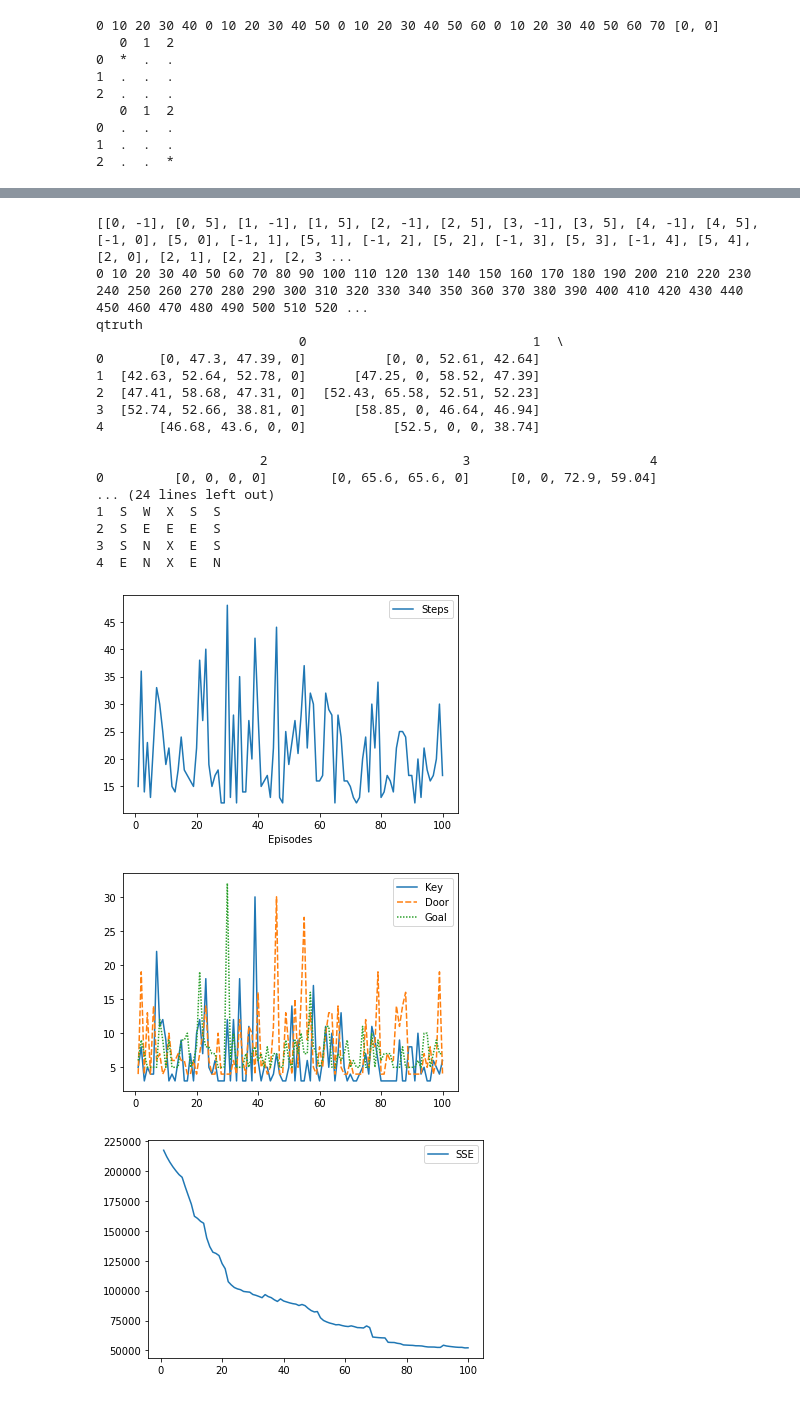
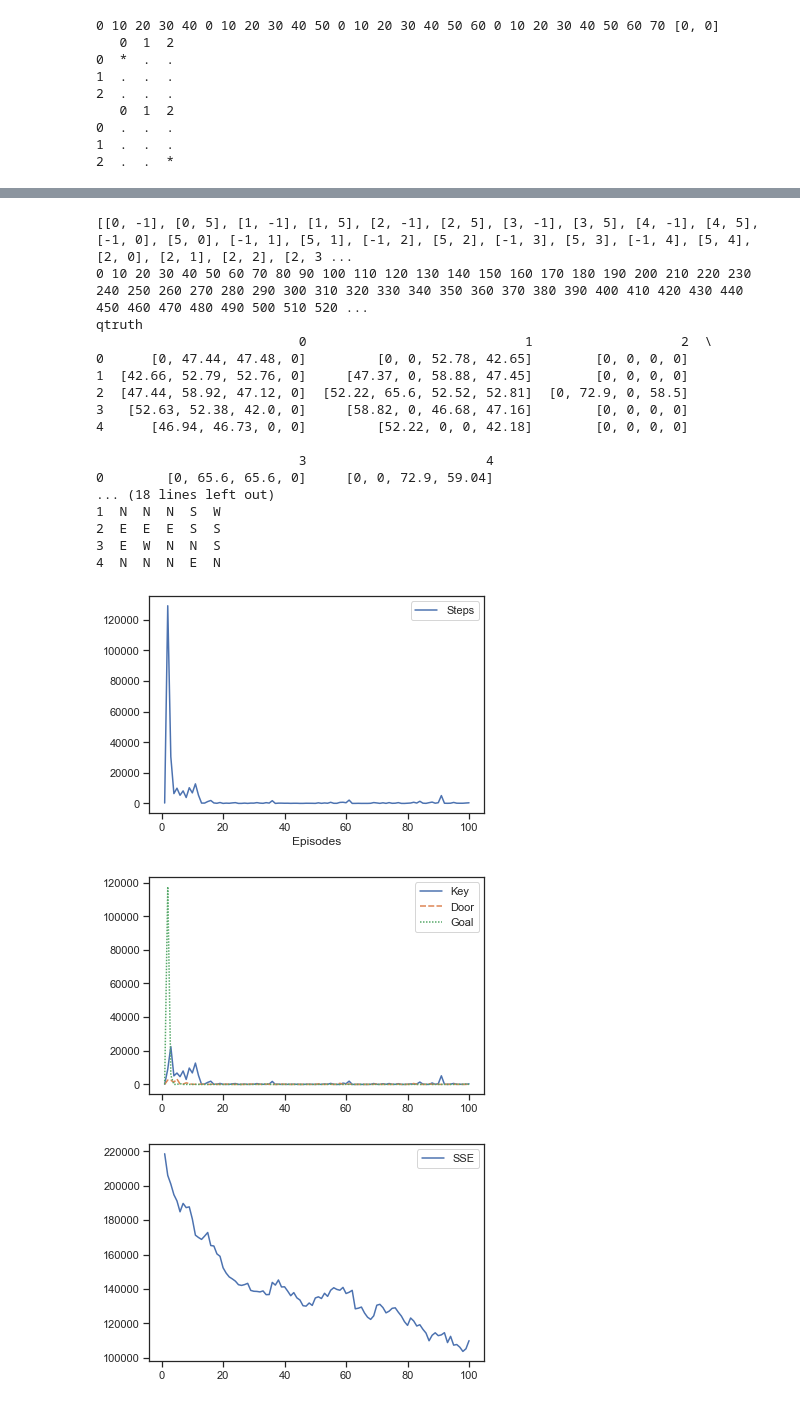
Before and after one commit to FreedomEclipse/GridWorld, a Jupyter notebook: gridworldAdvClean.ipynb, the cells around one changed output, grey strips where cells are left out. Cells and saved outputs as stored; diff of their text form; code cells hidden in the pictures.

```diff
--- a/gridworldAdvClean.ipynb
+++ b/gridworldAdvClean.ipynb
@@ -632,7 +654,7 @@ print("vtruth")
 print(grid.vtruth)
 
 
-runiters = [100]
+runiters = [1000]
 for i in range(0, len(runiters)):
 
     p = [['S', 'E', 'E', 'E', 'S'], ['E', 'S', 'S', 'S', 'W'], ['N', 'E', 'E', 'S', 'S'], ['N', 'W', 'W', 'E', 'S'], ['N', 'W', 'W', 'E', 'N']]
@@ -682,7 +704,7 @@ aRewards = [[4, 4, 100]]
 aTerminals = [[4, 4]]
 
 grid = setupGrid(5, 5, aRewards, aTerminals, None, None)
-grid.set_walls([[2, 1], [2, 2], [2, 3], [2, 4]])
+grid.set_walls([[2,0], [2, 1], [2, 3], [2, 4]])
 player = Player(grid, [0, 0])
 qlearn = QLearn(0.9, 0.5, False)
 
@@ -692,7 +714,7 @@ grid.determineQtruth(itersTruth, False, False)
 print("qtruth")
 print(grid.qtruth)
 
-runiters = [100]
+runiters = [1000]
 for i in range(0, len(runiters)):
 
     grid.reset_showboard()
@@ -757,18 +779,22 @@ print(grid.qtruth)
 runiters = [100]
 for i in range(0, len(runiters)):
 
-    p = [['S', 'E', 'E', 'E', 'S'], ['E', 'S', 'S', 'S', 'W'], ['N', 'E', 'E', 'S', 'S'], ['N', 'W', 'W', 'E', 'S'], ['N', 'W', 'W', 'E', 'N']]
+    #p = [['S', 'E', 'E', 'E', 'S'], ['E', 'S', 'S', 'S', 'W'], ['N', 'E', 'E', 'S', 'S'], ['N', 'W', 'W', 'E', 'S'], ['N', 'W', 'W', 'E', 'N']]
     policy = pd.DataFrame(p)
 
     grid.reset_showboard()
     player = Player(grid, [0, 0])
 
-    player.policy = policy
     charts = Charts(runiters[i])
 
     run(False, runiters[i], None, 0.3, False, 'sarsa')
 
     print(grid.show_board)
+
+    player.detPolicyV()
+
+    print(player.policy)
+
 
 sarwsteps = charts.stepsGoal[:]
 sarwsse = charts.sse[:]
@@ -816,7 +842,7 @@ itersTruth = [100, 200, 500, 1000]
 
 grid.determineQtruth(itersTruth, True, False)
 
-runiters = [100]
+runiters = [1000]
 for i in range(0, len(runiters)):
 
     p = [['S', 'E', 'E', 'E', 'S'], ['E', 'S', 'S', 'S', 'W'], ['N', 'E', 'E', 'S', 'S'], ['N', 'W', 'W', 'E', 'S'], ['N', 'W', 'W', 'E', 'N']]
@@ -938,53 +964,56 @@ print(grid.qtruth)
 
 
 runiters = [100]
 for i in range(0, len(runiters)):
-    p = [['S', 'W', 'X', 'S', 'S'], ['S', 'W', 'X', 'S', 'S'], ['S', 'E', 'E', 'E', 'S'], ['S', 'N', 'X', 'E', 'S'], ['E', 'N', 'X', 'E', 'N']]
-    policy = pd.DataFrame(p)
-    print(policy)
+    #p = [['S', 'W', 'X', 'S', 'S'], ['S', 'W', 'X', 'S', 'S'], ['S', 'E', 'E', 'E', 'S'], ['S', 'N', 'X', 'E', 'S'], ['E', 'N', 'X', 'E', 'N']]
+    #policy = pd.DataFrame(p)
+    #print(policy)
 
     player = Player(grid, [0, 0])
-    player.policy = policy
+    #player.policy = policy
     print(player.policy)
     charts = Charts(runiters[i])
 
     run(False, runiters[i], None, 0.3, False, 'sarsa')
 
     print(grid.show_board)
 
+    player.detPolicyV()
+
     print(player.policy)
+
 
 sarkeysteps = charts.stepsGoal[:]
 sarkeysse = charts.sse[:]
 sarkey = charts.stepsKey[:]
 
 plt.figure()
 g1 = sns.lineplot(data=sarkeysteps)
 plt.figure()
 g2 = sns.lineplot(data=sarkey)
 plt.figure()
 g3 = sns.lineplot(data=sarkeysse)
 # %% [output]
 [[0, -1], [0, 5], [1, -1], [1, 5], [2, -1], [2, 5], [3, -1], [3, 5], [4, -1], [4, 5], [-1, 0], [5, 0], [-1, 1], [5, 1], [-1, 2], [5, 2], [-1, 3], [5, 3], [-1, 4], [5, 4], [2, 0], [2, 1], [2, 2], [2, 3 ...
 0 10 20 30 40 50 60 70 80 90 100 110 120 130 140 150 160 170 180 190 200 210 220 230 240 250 260 270 280 290 300 310 320 330 340 350 360 370 380 390 400 410 420 430 440 450 460 470 480 490 500 510 520 ...
 qtruth
-                          0                             1  \
-0       [0, 47.3, 47.39, 0]          [0, 0, 52.61, 42.64]
-1  [42.63, 52.64, 52.78, 0]      [47.25, 0, 58.52, 47.39]
-2  [47.41, 58.68, 47.31, 0]  [52.43, 65.58, 52.51, 52.23]
-3  [52.74, 52.66, 38.81, 0]      [58.85, 0, 46.64, 46.94]
-4       [46.68, 43.6, 0, 0]           [52.5, 0, 0, 38.74]
+                          0                            1                   2  \
+0      [0, 47.44, 47.48, 0]         [0, 0, 52.78, 42.65]        [0, 0, 0, 0]
+1  [42.66, 52.79, 52.76, 0]     [47.37, 0, 58.88, 47.45]        [0, 0, 0, 0]
+2  [47.44, 58.92, 47.12, 0]  [52.22, 65.6, 52.52, 52.81]  [0, 72.9, 0, 58.5]
+3   [52.63, 52.38, 42.0, 0]     [58.82, 0, 46.68, 47.16]        [0, 0, 0, 0]
+4      [46.94, 46.73, 0, 0]         [52.22, 0, 0, 42.18]        [0, 0, 0, 0]
 
-                     2                         3                       4
-0         [0, 0, 0, 0]        [0, 65.6, 65.6, 0]     [0, 0, 72.9, 59.04]
-... (24 lines left out)
-1  S  W  X  S  S
-2  S  E  E  E  S
-3  S  N  X  E  S
-4  E  N  X  E  N
+                          3                       4
+0        [0, 65.6, 65.6, 0]     [0, 0, 72.9, 59.04]
+... (18 lines left out)
+1  N  N  N  S  W
+2  E  E  E  S  S
+3  E  W  N  N  S
+4  N  N  N  E  N
-[figure, old version]
+[figure, new version]
-[figure, old version]
+[figure, new version]
-[figure, old version]
+[figure, new version]
 # %%
 # TD prediction with walls, key, door
 # Use the V table instead of the Q table, V table is updated on each iteration based on reward location
```
Also changed, not shown: parts of 27 cells of this notebook.
